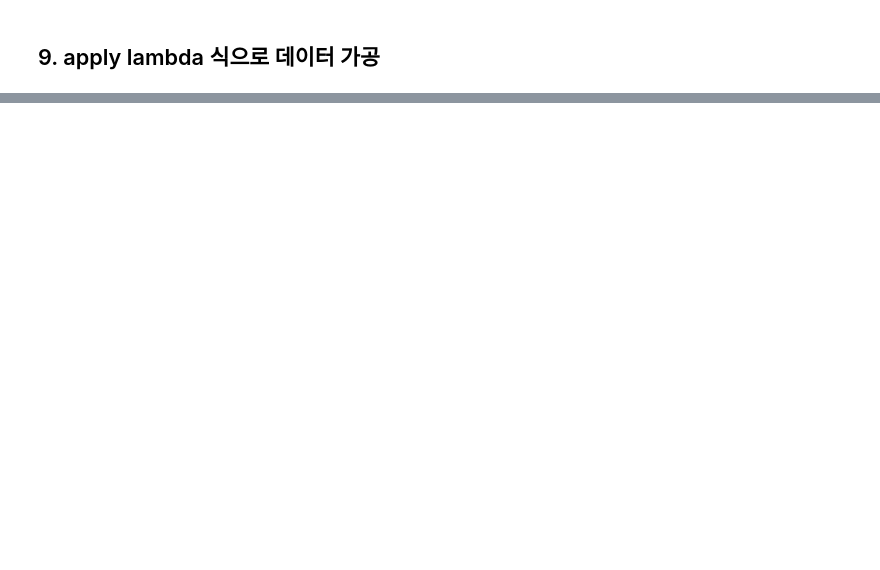
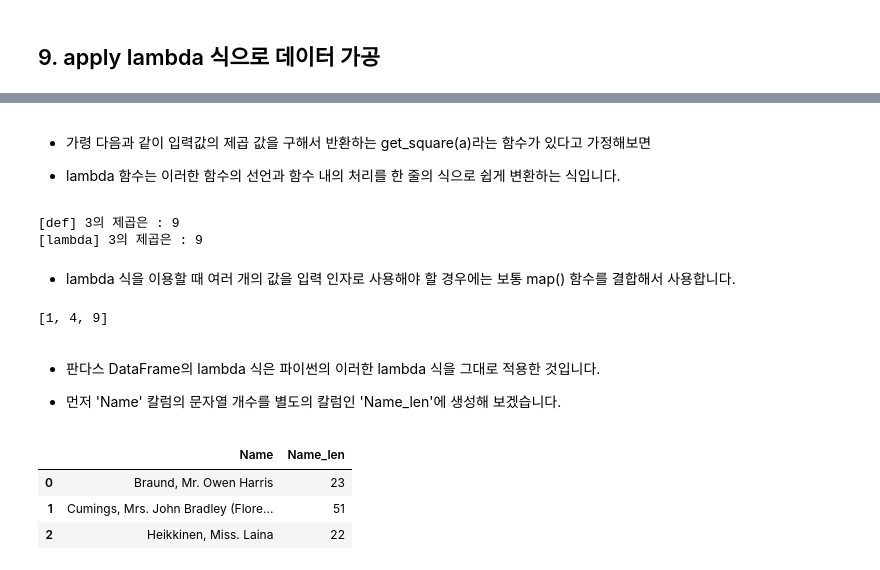
Before and after one commit to LimGeunTaekk/pymldg-rev, a Jupyter notebook: 01_파이썬 기반의 머신러닝과 생태계 이해/1_4_판다스.ipynb, the cells around one changed output, grey strips where cells are left out. Cells and saved outputs as stored; diff of their text form; code cells hidden in the pictures; blank space fills up the shorter version.

```diff
--- a/01_파이썬 기반의 머신러닝과 생태계 이해/1_4_판다스.ipynb
+++ b/01_파이썬 기반의 머신러닝과 생태계 이해/1_4_판다스.ipynb
@@ -485,0 +617,4 @@ train_data[(train_data['Age']>60) & (train_data['Pclass']==1) & (train_data['Sex
+# %%
+train_data['Cabin']=train_data['Cabin'].fillna('C000')
+
+train_data.head(5)
@@ -485,0 +630,5 @@ train_data[(train_data['Age']>60) & (train_data['Pclass']==1) & (train_data['Sex
+# %%
+train_data['Age']=train_data['Age'].fillna(train_data['Age'].mean())
+train_data['Embarked']=train_data['Embarked'].fillna('S')
+## 모든 결손 데이터를 처리해줬음
+train_data.isna().sum()
@@ -487,0 +657,36 @@ train_data[(train_data['Age']>60) & (train_data['Pclass']==1) & (train_data['Sex
+# %% [markdown]
+* 가령 다음과 같이 입력값의 제곱 값을 구해서 반환하는 get_square(a)라는 함수가 있다고 가정해보면
+
+* lambda 함수는 이러한 함수의 선언과 함수 내의 처리를 한 줄의 식으로 쉽게 변환하는 식입니다.
+# %%
+def get_square(a):
+  return a**2
+
+print("[def] 3의 제곱은 : {}".format(get_square(3)))
+
+lambda_square=lambda x : x**2
+print("[lambda] 3의 제곱은 : {}".format(lambda_square(3)))
+# %% [output]
+[def] 3의 제곱은 : 9
+[lambda] 3의 제곱은 : 9
+# %% [markdown]
+* lambda 식을 이용할 때 여러 개의 값을 입력 인자로 사용해야 할 경우에는 보통 map() 함수를 결합해서 사용합니다.
+# %%
+a=[1,2,3]
+squares=map(lambda x : x**2,a)
+
+list(squares)
+# %% [output]
+[1, 4, 9]
+# %% [markdown]
+* 판다스 DataFrame의 lambda 식은 파이썬의 이러한 lambda 식을 그대로 적용한 것입니다.
+
+* 먼저 'Name' 칼럼의 문자열 개수를 별도의 칼럼인 'Name_len'에 생성해 보겠습니다.
+# %%
+train_data['Name_len']=train_data['Name'].apply(lambda x : len(x))
+train_data[['Name','Name_len']].head(3)
+# %% [output]
+|  | Name | Name_len |
+| 0 | Braund, Mr. Owen Harris | 23 |
+| 1 | Cumings, Mrs. John Bradley (Flore... | 51 |
+| 2 | Heikkinen, Miss. Laina | 22 |
```
Also changed, not shown: parts of 25 cells of this notebook.
